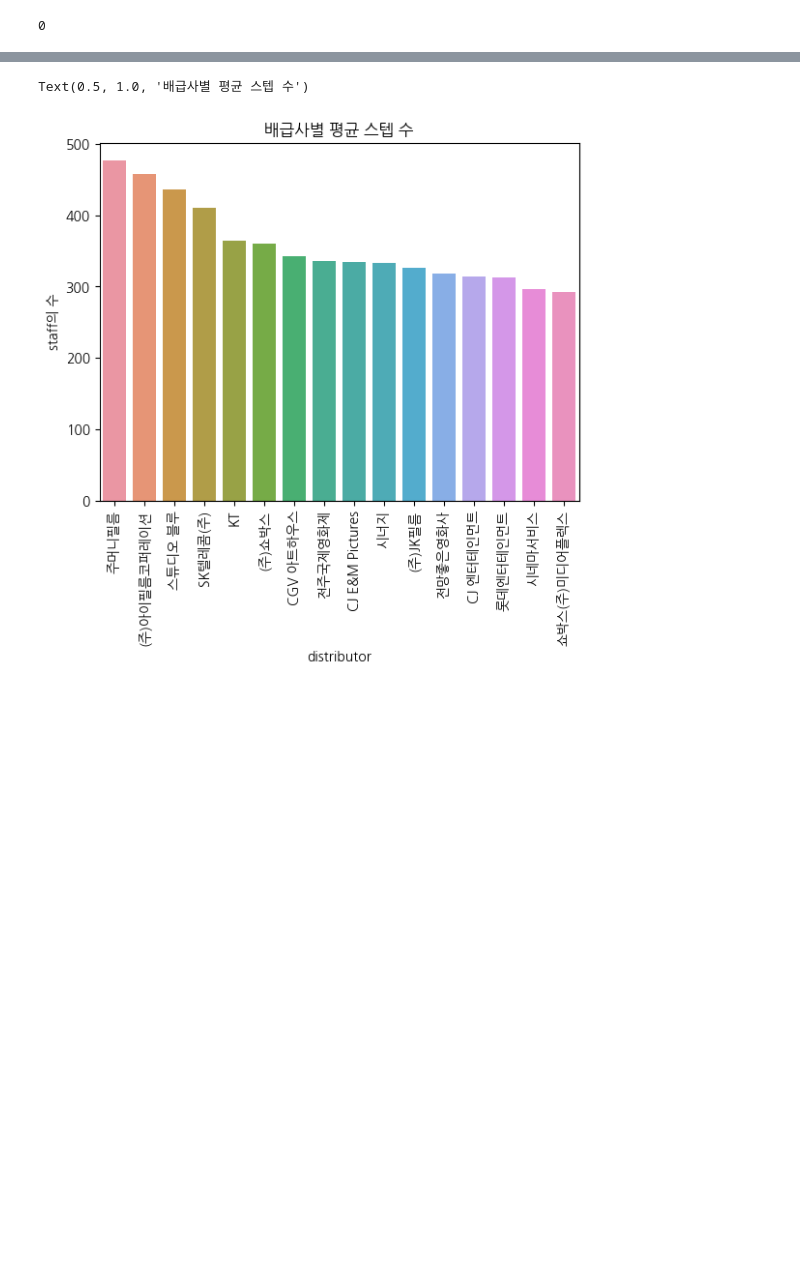
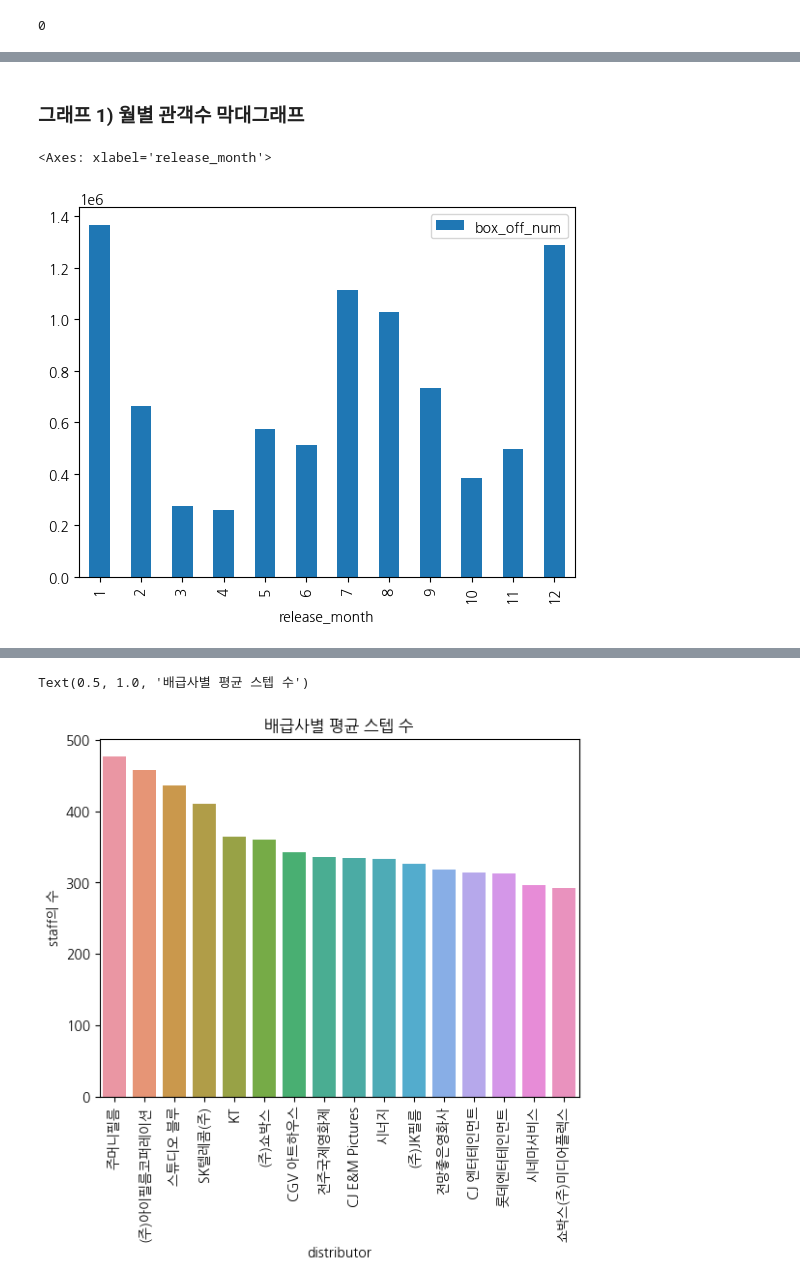
Before and after one commit to hyehyuni/essa, a Jupyter notebook: 미니프로젝트(1)_3조.ipynb, the cells around one changed output, grey strips where cells are left out. Drawn from its saved outputs; the diff is of its cells as text; code cells hidden in the pictures; blank space fills up the shorter version.

```diff
--- a/미니프로젝트(1)_3조.ipynb
+++ b/미니프로젝트(1)_3조.ipynb
@@ -148,0 +213,7 @@ train['release_time']=pd.to_datetime(train['release_time'])
+# %% [markdown]
+### **그래프 1) 월별 관객수 막대그래프**
+# %%
+train[['release_month','box_off_num']].groupby('release_month').mean().plot(kind='bar')
+# %% [output]
+<Axes: xlabel='release_month'>
+[figure, added]
```
Also changed, not shown: parts of 67 cells of this notebook.
